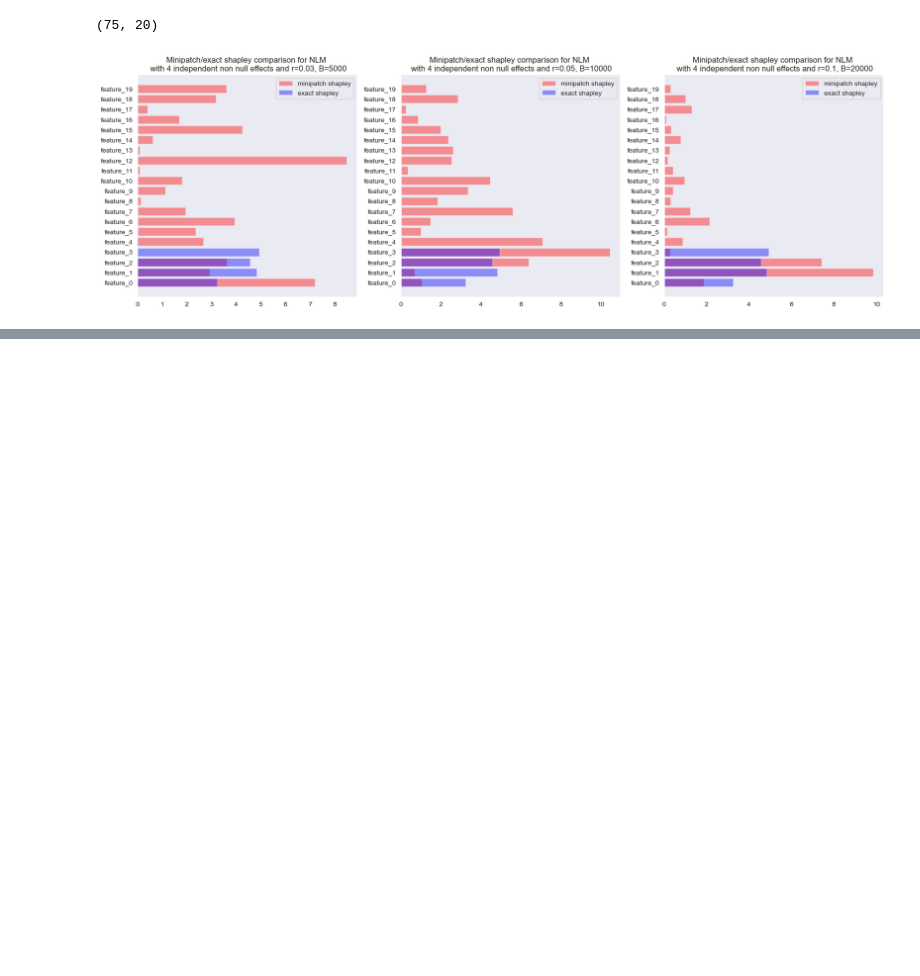
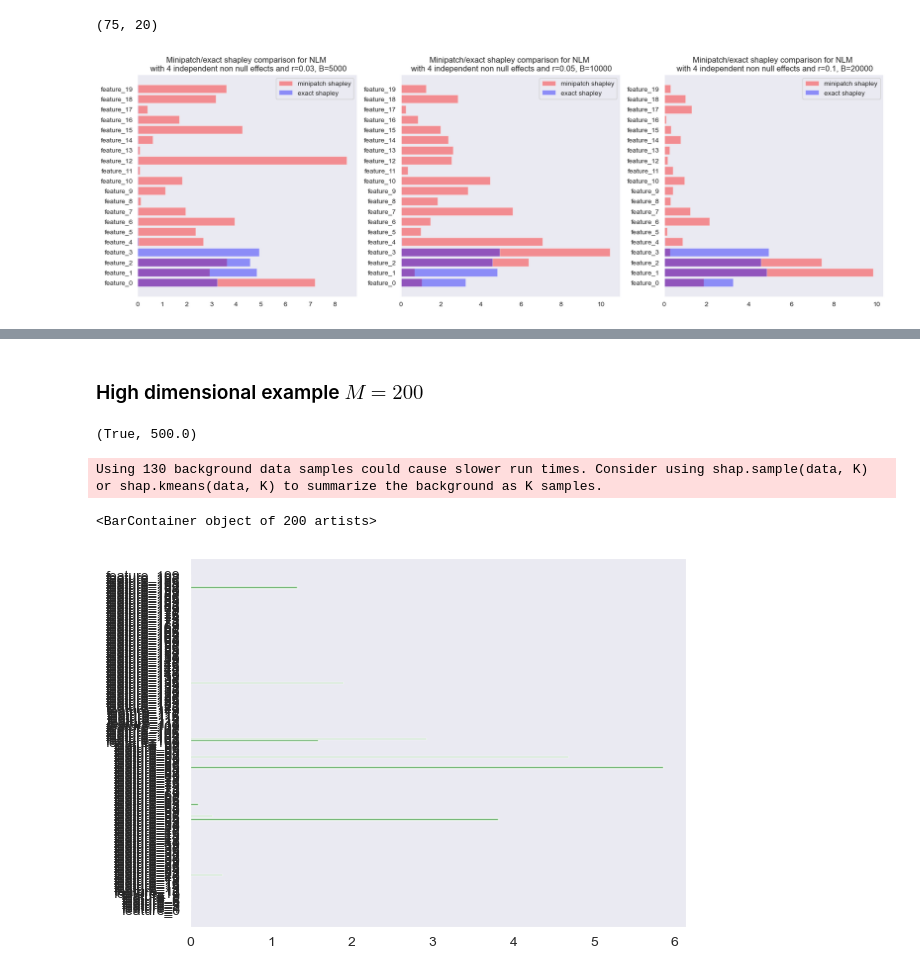
Before and after one commit to erialc-cal/ShapleyMP, a Jupyter notebook: Exp_SimulatedRegressions.ipynb, the cells around one changed output, grey strips where cells are left out. Drawn from its saved outputs; the diff is of its cells as text; code cells hidden in the pictures; blank space fills up the shorter version.

```diff
--- a/Exp_SimulatedRegressions.ipynb
+++ b/Exp_SimulatedRegressions.ipynb
@@ -37,7 +37,6 @@ def normal_linear_model(N, M, sigma2=0.4, s=0.2):
 N = 1000
 M = 20
 y, X, beta = normal_linear_model(N,M)
+B = 1000
+x_ratio = 0.2
+model = LinearRegression()
-# %%
-B = 10000
-x_ratio = 0.2
-model = LinearRegression()
@@ -149,0 +145,34 @@ plt.savefig('./figures/NLM_shap_reg_2.svg')
+# %% [markdown]
+### High dimensional example $M = 200$
+# %%
+N = 10000
+M = 200
+y, X, beta = normal_linear_model(N,M)
+B = 100000
+x_ratio = 0.05
+model = LinearRegression()
+# %%
+x_ratio*N > M, x_ratio*N
+# %% [output]
+(True, 500.0)
+# %%
+# fit a linear regression with minipatch and evaluate shapley mp
+res = minipatch_regression_loo(X, y, model, x_ratio, B)
+X_test = X[np.unique(np.where(res[2]==True)[1])]
+X_train =  X[np.unique(np.where(res[2]==False)[1])]
+y_train =  y[np.unique(np.where(res[2]==False)[1])]
+pred, in_mp_obs, in_mp_loo, in_mp_feature = res
+shap_v = mp_shapley(X_test, res)
+# %%
+# benchmark with kernelSHAP (computationally intensive)
+model = LinearRegression()
+model.fit(X_train ,y_train)
+kernel_exp = shap.KernelExplainer(model.predict, X_test)
+kernel_shap_values = kernel_exp(X_test)
+# %% [output]
+Using 130 background data samples could cause slower run times. Consider using shap.sample(data, K) or shap.kmeans(data, K) to summarize the background as K samples.
+# %%
+plt.barh(['feature_{}'.format(i) for i in range(M)],  np.mean(np.abs(shap_v),axis=0), color='green', alpha=0.7)
+# %% [output]
+<BarContainer object of 200 artists>
+[figure, added]
```
Also changed, not shown: parts of 7 cells of this notebook, 4 other files.
